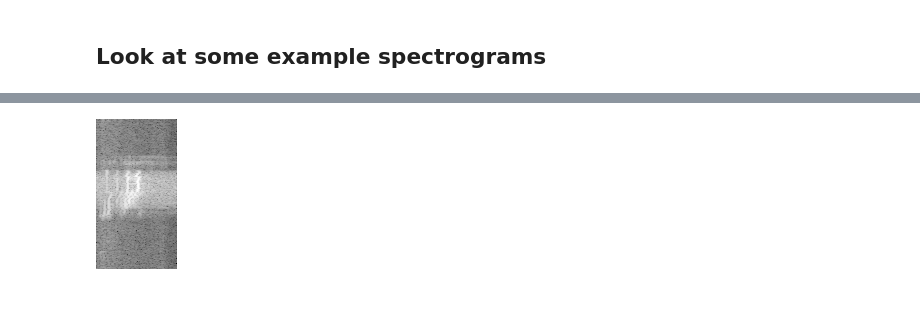
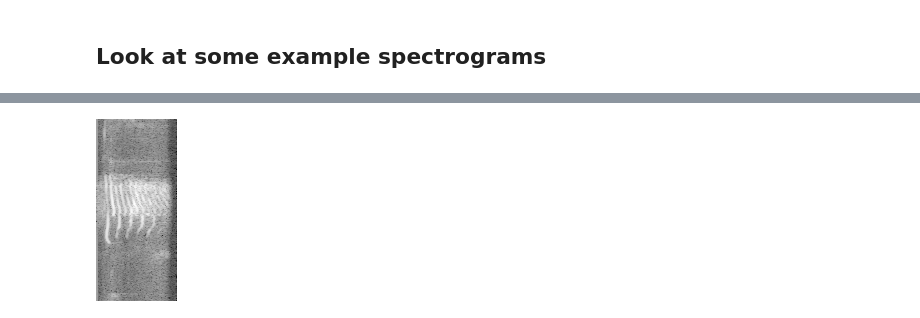
Before and after one commit to floriandotpy/data-playground, a Jupyter notebook: fastai/catmeows.ipynb, the cells around one changed output, grey strips where cells are left out. Drawn from its saved outputs; the diff is of its cells as text; code cells hidden in the pictures.

```diff
--- a/fastai/catmeows.ipynb
+++ b/fastai/catmeows.ipynb
@@ -69,7 +69,7 @@ def show_sample(idx):
     IPython.display.display(IPython.display.Audio(paths_wav[idx]))
     IPython.display.display(IPython.display.Image(paths_png[idx]))
 # %%
-show_sample(2)
+show_sample(20)
 # %% [output]
 [interactive output not drawn]
-[figure, old version]
+[figure, new version]
```
Also changed, not shown: parts of 3 cells of this notebook.
